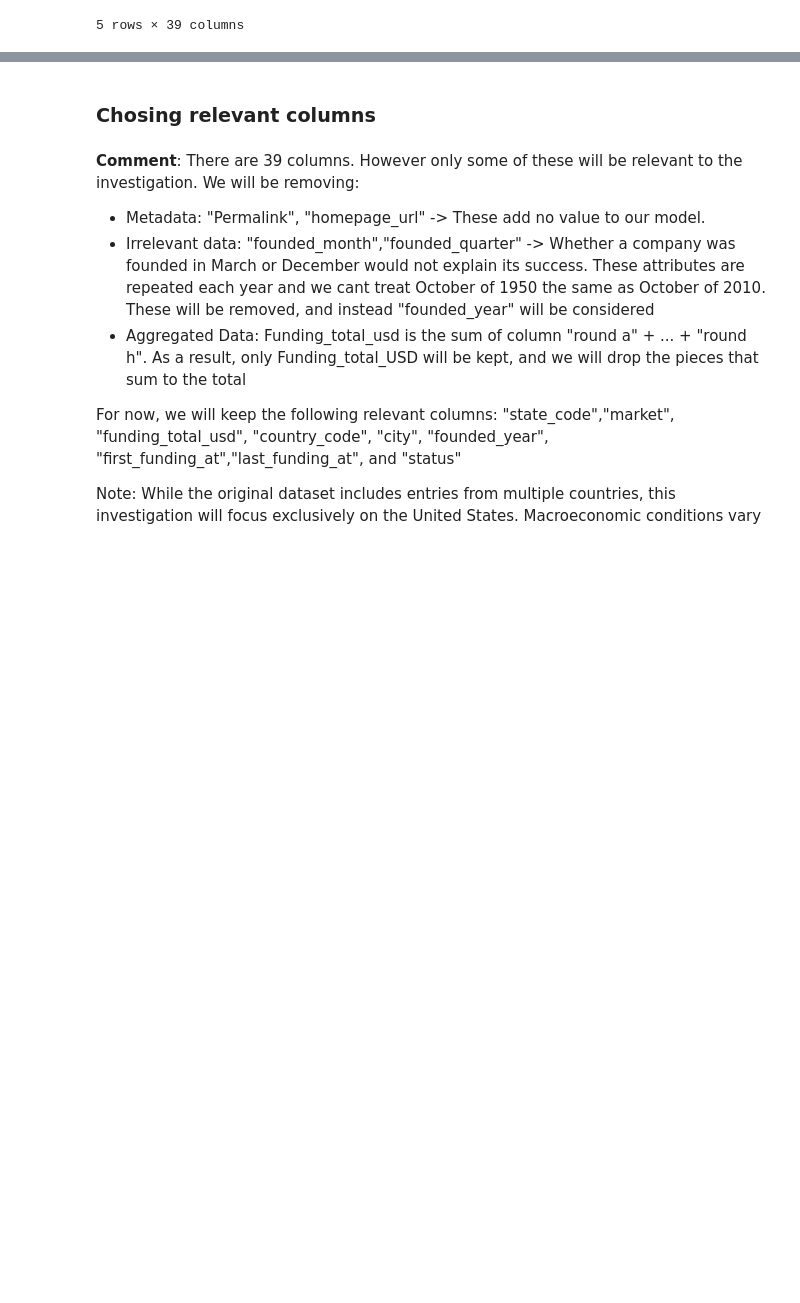
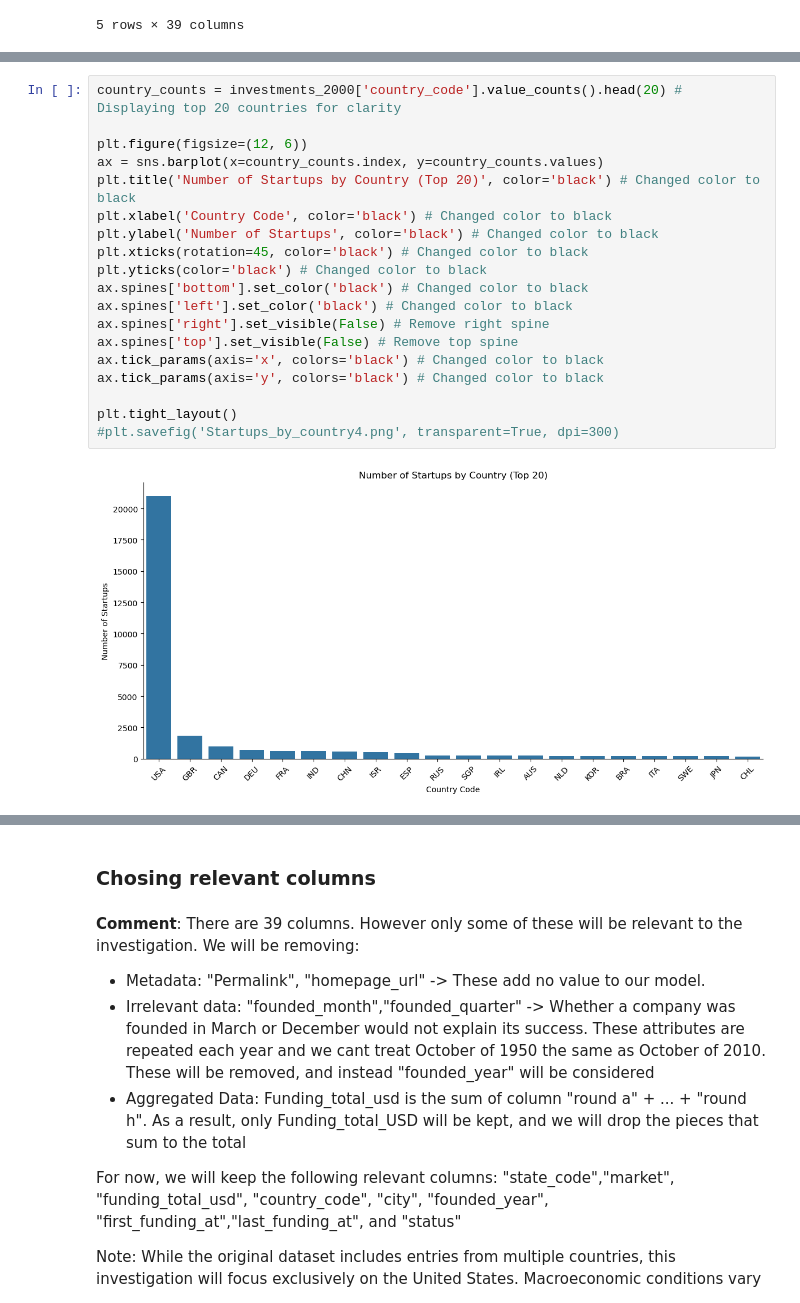
Before and after one commit to othmane-zizi-pro/logistic-regression-startup-exits, a Jupyter notebook: MGSC661 Startup Exits.ipynb, the cells around one changed output, grey strips where cells are left out. Drawn from its saved outputs; the diff is of its cells as text; blank space fills up the shorter version.

```diff
--- a/MGSC661 Startup Exits.ipynb
+++ b/MGSC661 Startup Exits.ipynb
@@ -118,0 +172,21 @@ dtype: int64
+# %%
+country_counts = investments_2000['country_code'].value_counts().head(20) # Displaying top 20 countries for clarity
+
+plt.figure(figsize=(12, 6))
+ax = sns.barplot(x=country_counts.index, y=country_counts.values)
+plt.title('Number of Startups by Country (Top 20)', color='black') # Changed color to black
+plt.xlabel('Country Code', color='black') # Changed color to black
+plt.ylabel('Number of Startups', color='black') # Changed color to black
+plt.xticks(rotation=45, color='black') # Changed color to black
+plt.yticks(color='black') # Changed color to black
+ax.spines['bottom'].set_color('black') # Changed color to black
+ax.spines['left'].set_color('black') # Changed color to black
+ax.spines['right'].set_visible(False) # Remove right spine
+ax.spines['top'].set_visible(False) # Remove top spine
+ax.tick_params(axis='x', colors='black') # Changed color to black
+ax.tick_params(axis='y', colors='black') # Changed color to black
+
+plt.tight_layout()
+#plt.savefig('Startups_by_country4.png', transparent=True, dpi=300)
+# %% [output]
+[figure, added]
```
Also changed, not shown: parts of 17 cells of this notebook.
